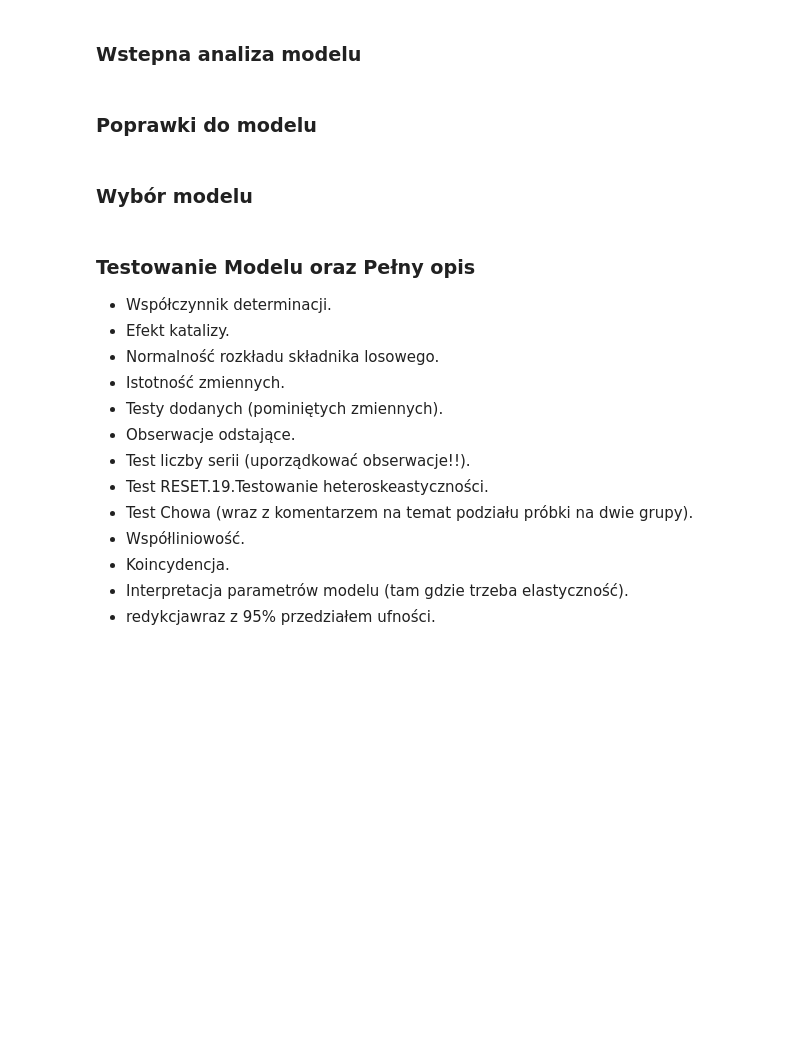
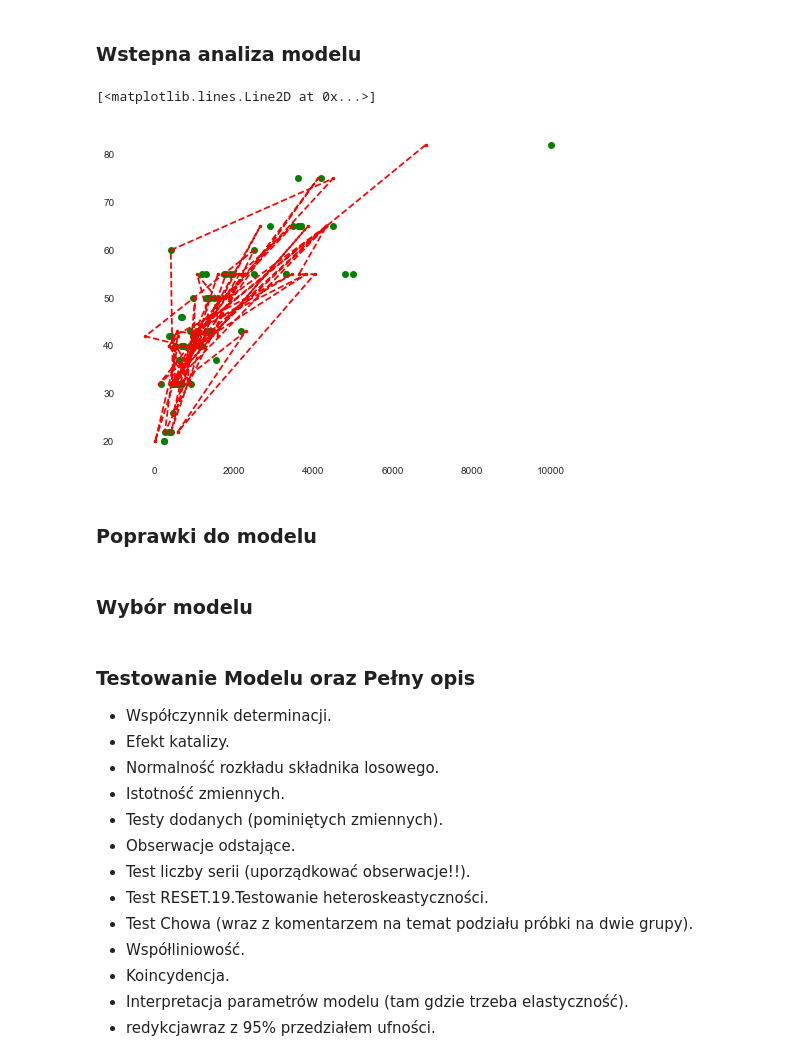
Before and after one commit to skuam/GUSAPI_to_csv, a Jupyter notebook: ProjektEkonometria.ipynb, the cells around one changed output. Saved outputs shown, nothing was run; the diff lists cells and outputs as text; code cells hidden in the pictures; blank space fills up the shorter version.

Commit message:
Cleaned data and fitted first naive model

```diff
--- a/ProjektEkonometria.ipynb
+++ b/ProjektEkonometria.ipynb
@@ -133,0 +208,4 @@ Nie ma takiego parametru, parametr Waga produktu
+# %%
+regresion_data = pd.get_dummies(df, drop_first=True)
+#profile = ProfileReport(df,explorative=True)
+#profile
@@ -137,0 +225,10 @@ Nie ma takiego parametru, parametr Waga produktu
+# %%
+Y = regresion_data["Cena"]
+Y = Y[:70]
+X = regresion_data.iloc[:70,1:]
+X = sm.add_constant(X).astype(float)
+
+model = sm.OLS(Y,X)
+result = model.fit()
+
+result.summary()
@@ -138,5 +270,13 @@ Nie ma takiego parametru, parametr Waga produktu
 # %% [markdown]
 <h3> Wstepna analiza modelu
+# %%
+prstd, iv_l, iv_u = wls_prediction_std(result)
+fig, ax = plt.subplots(figsize=(8,6))
+ax.plot(Y, df["Przekątna ekranu"][:70], "go" )
+ax.plot(result.fittedvalues,df["Przekątna ekranu"][:70], 'r--.')
+# %% [output]
+[<matplotlib.lines.Line2D at 0x...>]
+[figure, added]
 # %% [markdown]
 <h3> Poprawki do modelu
 # %% [markdown]
```
Also changed, not shown: parts of 7 cells of this notebook.
